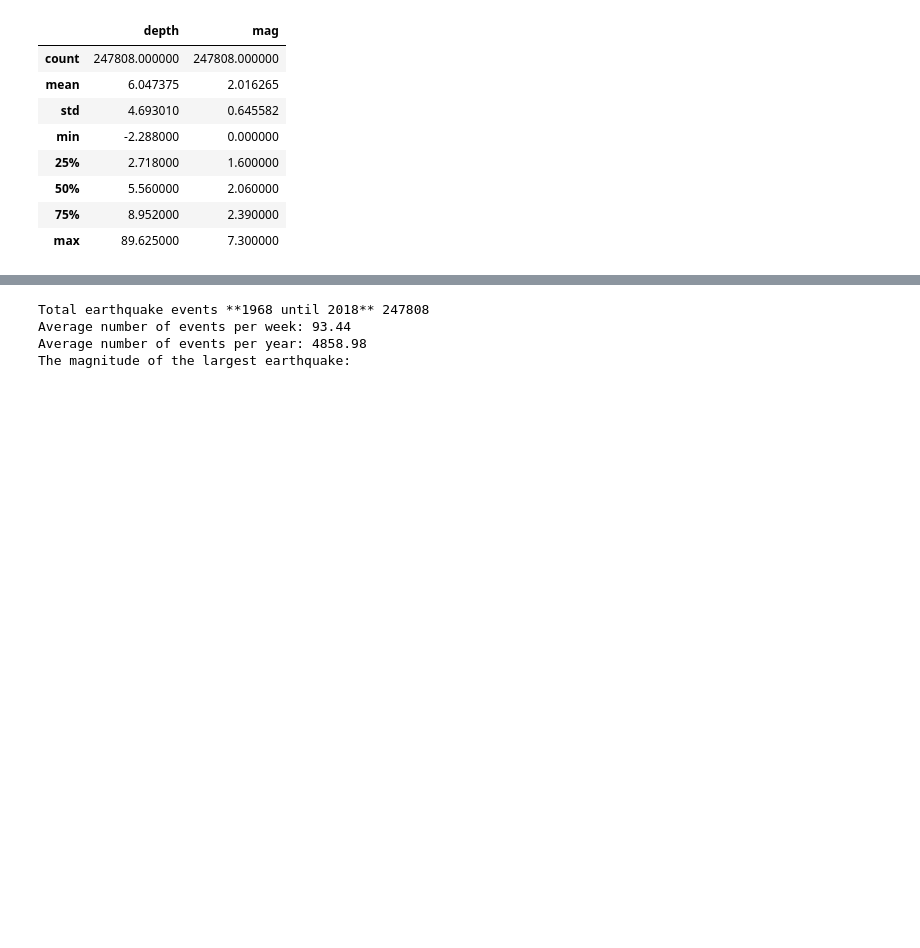
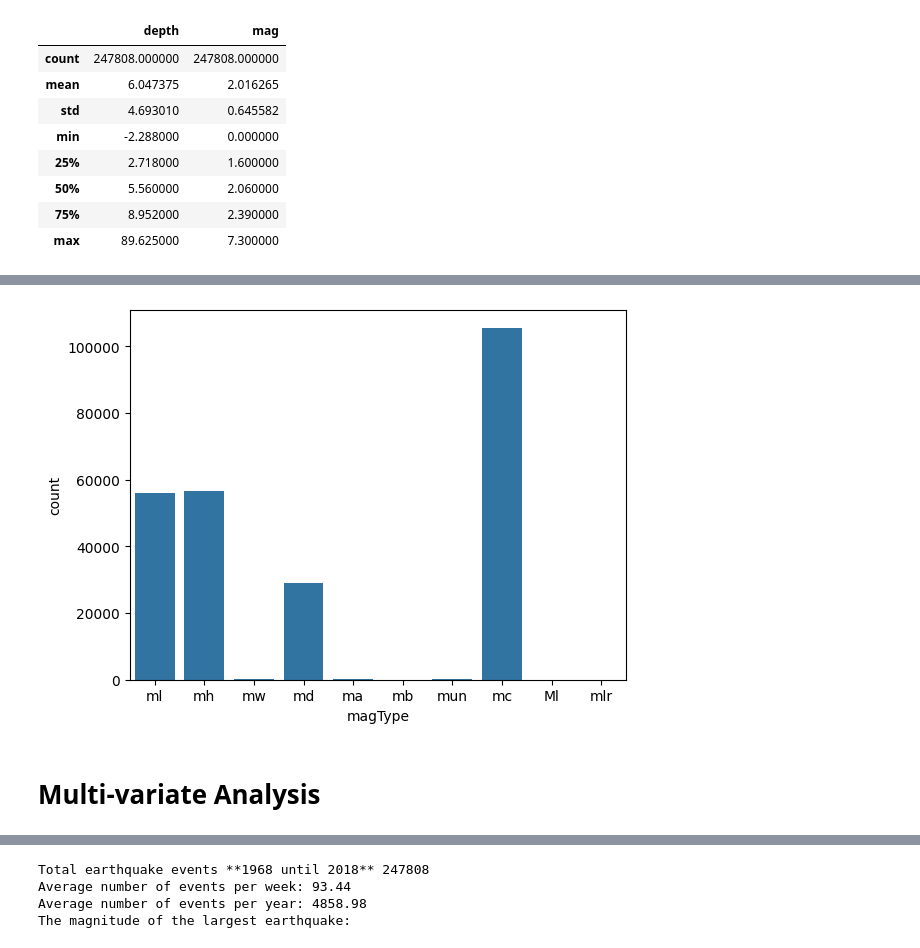
Before and after one commit to arifadli/Exploratory-Data-Analysis, a Jupyter notebook: Earthquake Research/EDA - California Earthquake.ipynb, the cells around one changed output, grey strips where cells are left out. Saved outputs shown, nothing was run; the diff lists cells and outputs as text; code cells hidden in the pictures; blank space fills up the shorter version.

```diff
--- a/Earthquake Research/EDA - California Earthquake.ipynb
+++ b/Earthquake Research/EDA - California Earthquake.ipynb
@@ -184,0 +175,8 @@ plt.show()
+# %%
+# use countplot to plot number of units sold by model of treadmill
+sns.countplot(x='magType', data=data_gempa)
+plt.show()
+# %% [output]
+[figure, added]
+# %% [markdown]
+# **Multi-variate Analysis**
```
Also changed, not shown: parts of 20 cells of this notebook, 1 other file.
